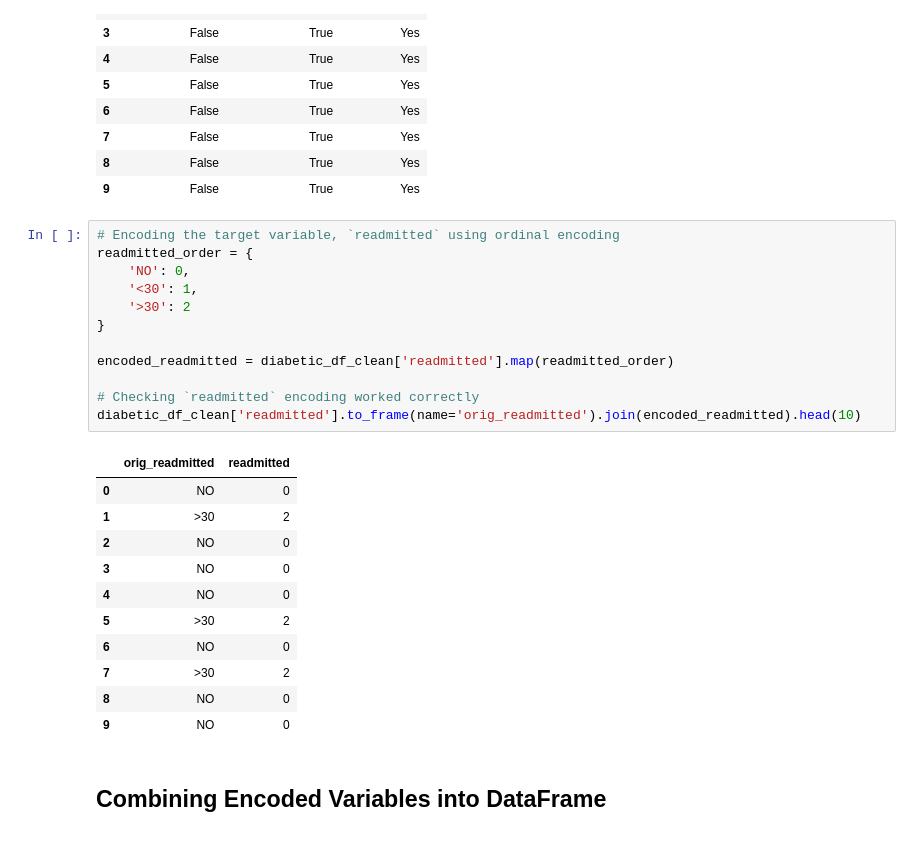
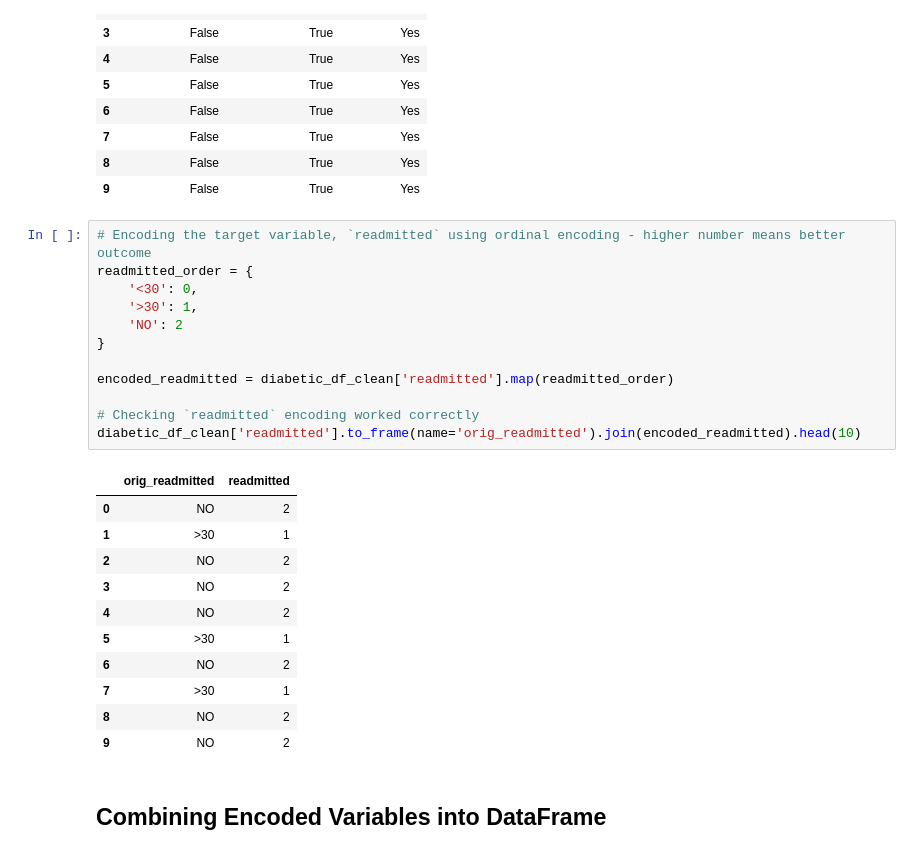
Before and after one commit to JamesSchonknecht/diabetes_project, a Jupyter notebook: scripts/2_Building_Models.ipynb, the cells around one changed output. Drawn from its saved outputs; the diff is of its cells as text.

```diff
--- a/scripts/2_Building_Models.ipynb
+++ b/scripts/2_Building_Models.ipynb
@@ -292,28 +292,28 @@ encoded_diabetesMed.join(diabetic_df_clean['diabetesMed']).head(10)
 | 8 | False | True | Yes |
 | 9 | False | True | Yes |
 # %%
-# Encoding the target variable, `readmitted` using ordinal encoding
+# Encoding the target variable, `readmitted` using ordinal encoding - higher number means better outcome
 readmitted_order = {
-    'NO': 0,
-    '<30': 1,
-    '>30': 2
+    '<30': 0,
+    '>30': 1,
+    'NO': 2
 }
 
 encoded_readmitted = diabetic_df_clean['readmitted'].map(readmitted_order)
 
 # Checking `readmitted` encoding worked correctly
 diabetic_df_clean['readmitted'].to_frame(name='orig_readmitted').join(encoded_readmitted).head(10)
 # %% [output]
 |  | orig_readmitted | readmitted |
-| 0 | NO | 0 |
-| 1 | >30 | 2 |
-| 2 | NO | 0 |
-| 3 | NO | 0 |
-| 4 | NO | 0 |
-| 5 | >30 | 2 |
-| 6 | NO | 0 |
-| 7 | >30 | 2 |
-| 8 | NO | 0 |
-| 9 | NO | 0 |
+| 0 | NO | 2 |
+| 1 | >30 | 1 |
+| 2 | NO | 2 |
+| 3 | NO | 2 |
+| 4 | NO | 2 |
+| 5 | >30 | 1 |
+| 6 | NO | 2 |
+| 7 | >30 | 1 |
+| 8 | NO | 2 |
+| 9 | NO | 2 |
 # %% [markdown]
 ## Combining Encoded Variables into DataFrame
```
Also changed, not shown: parts of 10 cells of this notebook.
